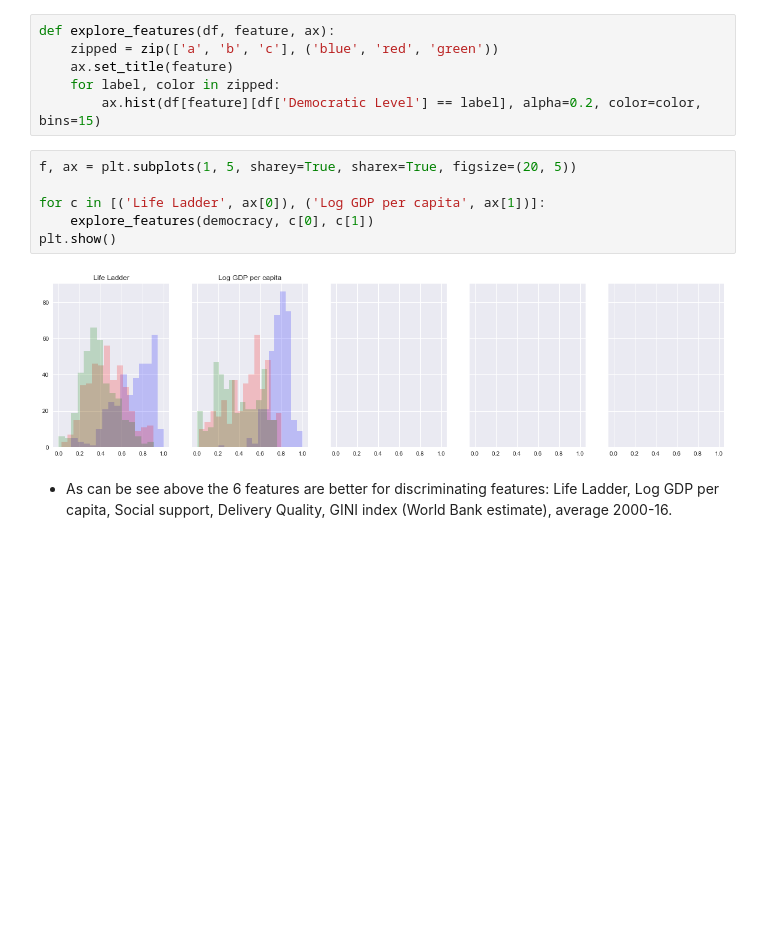
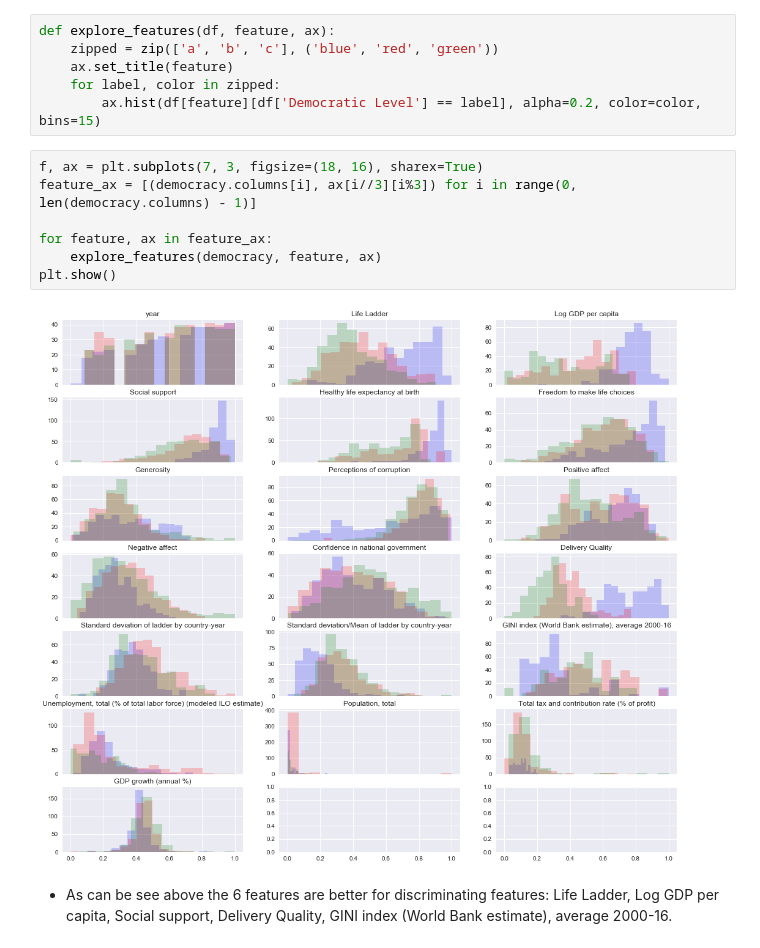
Before and after one commit to Mooophy/158222, a Jupyter notebook: as3/As3.ipynb, the cells around one changed output. Drawn from its saved outputs; the diff is of its cells as text; blank space fills up the shorter version.

Commit message:
subplots

```diff
--- a/as3/As3.ipynb
+++ b/as3/As3.ipynb
@@ -55,14 +55,15 @@ def explore_features(df, feature, ax):
     ax.set_title(feature)
     for label, color in zipped:
         ax.hist(df[feature][df['Democratic Level'] == label], alpha=0.2, color=color, bins=15)
-# %%
-f, ax = plt.subplots(1, 5, sharey=True, sharex=True, figsize=(20, 5))
-
-for c in [('Life Ladder', ax[0]), ('Log GDP per capita', ax[1])]:
-    explore_features(democracy, c[0], c[1])
-plt.show()
-# %% [output]
-[figure, removed]
+# %%
+f, ax = plt.subplots(7, 3, figsize=(18, 16), sharex=True)
+feature_ax = [(democracy.columns[i], ax[i//3][i%3]) for i in range(0, len(democracy.columns) - 1)]
+
+for feature, ax in feature_ax:
+    explore_features(democracy, feature, ax)
+plt.show()
+# %% [output]
+[figure, added]
 # %% [markdown]
 * As can be see above the 6 features are better for discriminating features: Life Ladder, Log GDP per capita, Social support,  Delivery Quality, GINI index (World Bank estimate), average 2000-16.
 # %%
```
